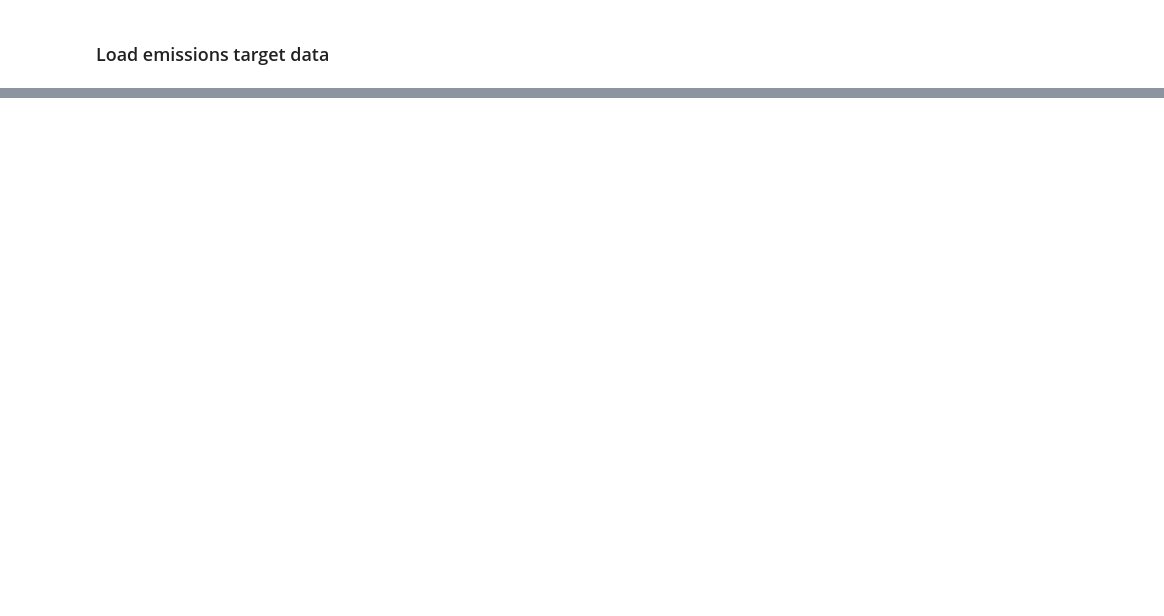
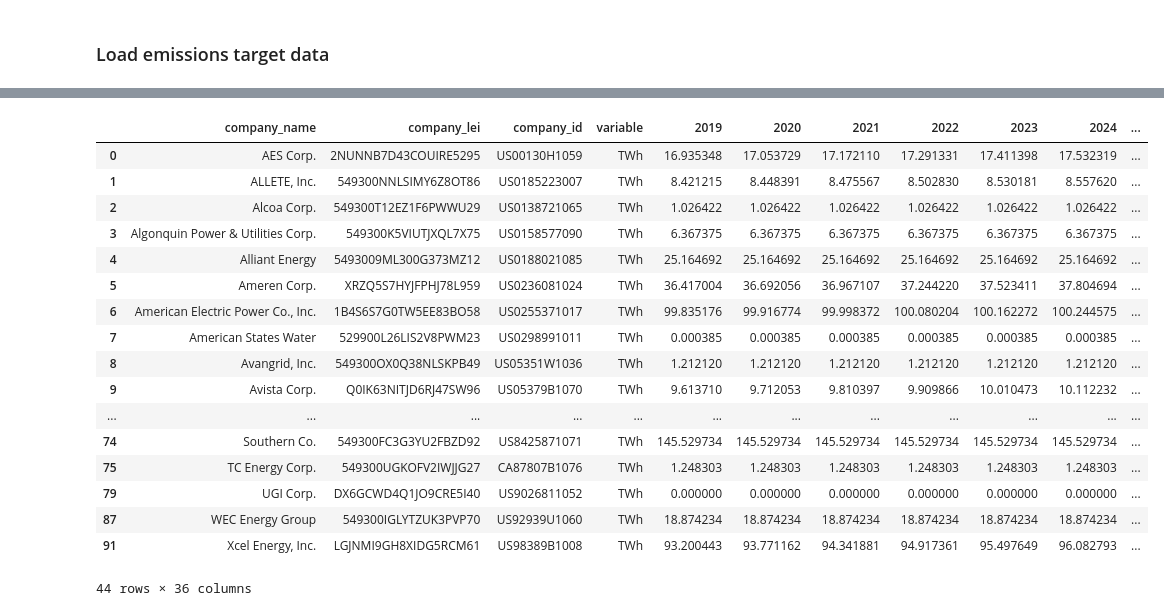
Before and after one commit to os-climate/itr-data-pipeline, a Jupyter notebook: notebooks/ITR-data-production.ipynb, the cells around one changed output, grey strips where cells are left out. Saved outputs shown, nothing was run; the diff lists cells and outputs as text; code cells hidden in the pictures; blank space fills up the shorter version.

```diff
--- a/notebooks/ITR-data-production.ipynb
+++ b/notebooks/ITR-data-production.ipynb
@@ -399,3 +711,28 @@ co2_ei_df
+# %%
+gen_df = pdf.generation_by_year.reset_index()
+gen_df.iloc[:, 3] = 2*gen_df.iloc[:, 4] - gen_df.iloc[:, 5]
+gen_df = gen_df[gen_df.company_id.notna()]
+gen_df.insert(3, 'variable', 'TWh')
+gen_df
+# %% [output]
+|  | company_name | company_lei | company_id | variable | 2019 | 2020 | 2021 | 2022 | 2023 | 2024 | ... |
+| 0 | AES Corp. | 2NUNNB7D43COUIRE5295 | US00130H1059 | TWh | 16.935348 | 17.053729 | 17.172110 | 17.291331 | 17.411398 | 17.532319 | ... |
+| 1 | ALLETE, Inc. | 549300NNLSIMY6Z8OT86 | US0185223007 | TWh | 8.421215 | 8.448391 | 8.475567 | 8.502830 | 8.530181 | 8.557620 | ... |
+| 2 | Alcoa Corp. | 549300T12EZ1F6PWWU29 | US0138721065 | TWh | 1.026422 | 1.026422 | 1.026422 | 1.026422 | 1.026422 | 1.026422 | ... |
+| 3 | Algonquin Power & Utilities Corp. | 549300K5VIUTJXQL7X75 | US0158577090 | TWh | 6.367375 | 6.367375 | 6.367375 | 6.367375 | 6.367375 | 6.367375 | ... |
+| 4 | Alliant Energy | 5493009ML300G373MZ12 | US0188021085 | TWh | 25.164692 | 25.164692 | 25.164692 | 25.164692 | 25.164692 | 25.164692 | ... |
+| 5 | Ameren Corp. | XRZQ5S7HYJFPHJ78L959 | US0236081024 | TWh | 36.417004 | 36.692056 | 36.967107 | 37.244220 | 37.523411 | 37.804694 | ... |
+| 6 | American Electric Power Co., Inc. | 1B4S6S7G0TW5EE83BO58 | US0255371017 | TWh | 99.835176 | 99.916774 | 99.998372 | 100.080204 | 100.162272 | 100.244575 | ... |
+| 7 | American States Water | 529900L26LIS2V8PWM23 | US0298991011 | TWh | 0.000385 | 0.000385 | 0.000385 | 0.000385 | 0.000385 | 0.000385 | ... |
+| 8 | Avangrid, Inc. | 549300OX0Q38NLSKPB49 | US05351W1036 | TWh | 1.212120 | 1.212120 | 1.212120 | 1.212120 | 1.212120 | 1.212120 | ... |
+| 9 | Avista Corp. | Q0IK63NITJD6RJ47SW96 | US05379B1070 | TWh | 9.613710 | 9.712053 | 9.810397 | 9.909866 | 10.010473 | 10.112232 | ... |
+| ... | ... | ... | ... | ... | ... | ... | ... | ... | ... | ... | ... |
+| 74 | Southern Co. | 549300FC3G3YU2FBZD92 | US8425871071 | TWh | 145.529734 | 145.529734 | 145.529734 | 145.529734 | 145.529734 | 145.529734 | ... |
+| 75 | TC Energy Corp. | 549300UGKOFV2IWJJG27 | CA87807B1076 | TWh | 1.248303 | 1.248303 | 1.248303 | 1.248303 | 1.248303 | 1.248303 | ... |
+| 79 | UGI Corp. | DX6GCWD4Q1JO9CRE5I40 | US9026811052 | TWh | 0.000000 | 0.000000 | 0.000000 | 0.000000 | 0.000000 | 0.000000 | ... |
+| 87 | WEC Energy Group | 549300IGLYTZUK3PVP70 | US92939U1060 | TWh | 18.874234 | 18.874234 | 18.874234 | 18.874234 | 18.874234 | 18.874234 | ... |
+| 91 | Xcel Energy, Inc. | LGJNMI9GH8XIDG5RCM61 | US98389B1008 | TWh | 93.200443 | 93.771162 | 94.341881 | 94.917361 | 95.497649 | 96.082793 | ... |
+44 rows × 36 columns
 # %%
 with pd.ExcelWriter("rmi-20211120-output.xlsx", datetime_format="YYYY") as writer:
     financial_df.to_excel(writer, sheet_name="fundamental_data", index=False)
```
Also changed, not shown: parts of 30 cells of this notebook, 2 other files.
